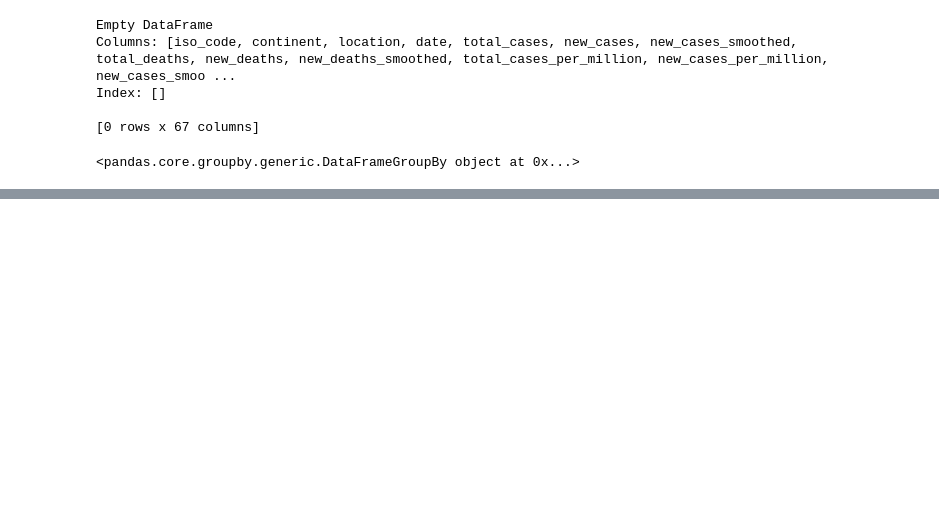
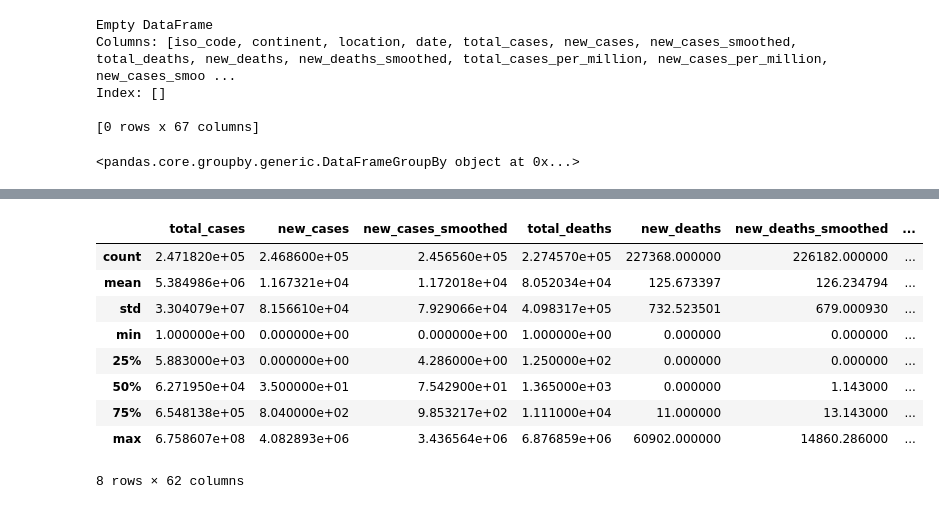
Before and after one commit to webstarO/Covid-Dataset, a Jupyter notebook: CovidEDA.ipynb, the cells around one changed output, grey strips where cells are left out. Saved outputs shown, nothing was run; the diff lists cells and outputs as text; code cells hidden in the pictures; blank space fills up the shorter version.

```diff
--- a/CovidEDA.ipynb
+++ b/CovidEDA.ipynb
@@ -67,0 +93,14 @@ print(continent)
+# %%
+#data types
+df.describe()
+# %% [output]
+|  | total_cases | new_cases | new_cases_smoothed | total_deaths | new_deaths | new_deaths_smoothed | ... |
+| count | 2.471820e+05 | 2.468600e+05 | 2.456560e+05 | 2.274570e+05 | 227368.000000 | 226182.000000 | ... |
+| mean | 5.384986e+06 | 1.167321e+04 | 1.172018e+04 | 8.052034e+04 | 125.673397 | 126.234794 | ... |
+| std | 3.304079e+07 | 8.156610e+04 | 7.929066e+04 | 4.098317e+05 | 732.523501 | 679.000930 | ... |
+| min | 1.000000e+00 | 0.000000e+00 | 0.000000e+00 | 1.000000e+00 | 0.000000 | 0.000000 | ... |
+| 25% | 5.883000e+03 | 0.000000e+00 | 4.286000e+00 | 1.250000e+02 | 0.000000 | 0.000000 | ... |
+| 50% | 6.271950e+04 | 3.500000e+01 | 7.542900e+01 | 1.365000e+03 | 0.000000 | 1.143000 | ... |
+| 75% | 6.548138e+05 | 8.040000e+02 | 9.853217e+02 | 1.111000e+04 | 11.000000 | 13.143000 | ... |
+| max | 6.758607e+08 | 4.082893e+06 | 3.436564e+06 | 6.876859e+06 | 60902.000000 | 14860.286000 | ... |
+8 rows × 62 columns
```
Also changed, not shown: parts of 10 cells of this notebook.
